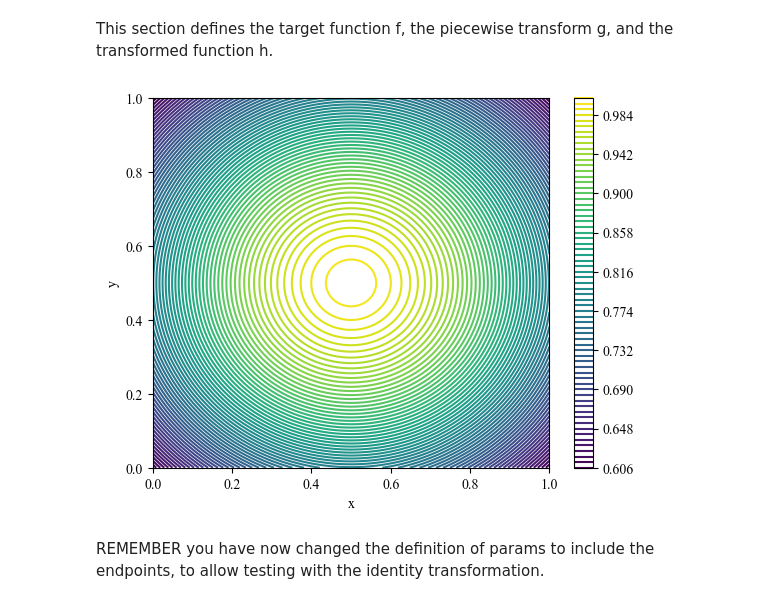
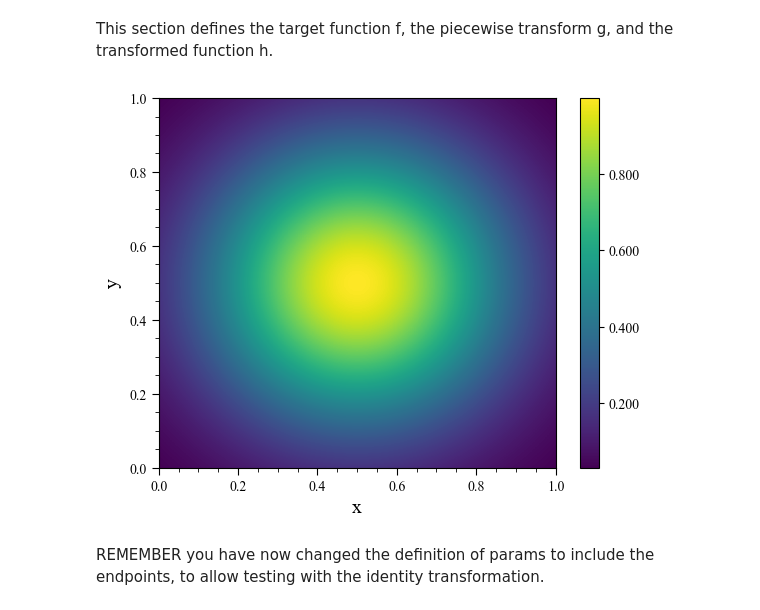
Before and after one commit to alracey/level4-project, a Jupyter notebook: piecewise_quadratic_2d_opt_bins_pytorch.ipynb, the cells around one changed output. Saved outputs shown, nothing was run; the diff lists cells and outputs as text; code cells hidden in the pictures.

Commit message:
Steeper fn investigated apart from 2-64 plot

```diff
--- a/piecewise_quadratic_2d_opt_bins_pytorch.ipynb
+++ b/piecewise_quadratic_2d_opt_bins_pytorch.ipynb
@@ -56,24 +56,37 @@ Using device: cpu
 This section defines the target function f, the piecewise transform g, and the transformed function h.
 # %%
 def f(x, y):
-  return torch.exp(-((x-0.5)**2 + (y-0.5)**2))
+  return torch.exp(-7*((x-0.5)**2 + (y-0.5)**2))
 
 def plot_f(N):
   xs, ys = torch.linspace(0, 1, N), torch.linspace(0, 1, N)
-  X, Y = torch.meshgrid(xs, ys, indexing='xy')
+  X, Y = torch.meshgrid(xs, ys, indexing='ij')
   Z = f(X, Y)
 
-  fig = plt.figure()
-  plt.contour(X, Y, Z, levels=75, cmap='viridis')
-  plt.colorbar()
-  plt.xlabel('x')
-  plt.ylabel('y')
+  fig, ax = plt.subplots()
+
+  pcm = plt.pcolormesh(X, Y, Z, cmap='viridis', shading='auto')
+
+  ax.set_xlabel("$x$", fontsize=14)
+  ax.set_ylabel("$y$", fontsize=14)
+
+  ax.tick_params(axis="both", which="major", direction="out", length=5, labelsize=10)
+  ax.tick_params(axis="both", which="minor", direction="out", length=3)
+  ax.minorticks_on()
+
+  cbar = plt.colorbar(pcm, ax=ax)
+  cbar.formatter = ticker.FormatStrFormatter('%.3f')
+  cbar.update_ticks()
+
+  ax.set_xlim(0.0, 1.0)
+  ax.set_ylim(0.0, 1.0)
+
   plt.show()
   return fig
 
 test = plot_f(1000)
 # %% [output]
-[figure, old version]
+[figure, new version]
 # %% [markdown]
 REMEMBER you have now changed the definition of params to include the endpoints, to allow testing with the identity transformation.
 # %%
```
Also changed, not shown: parts of 12 cells of this notebook.
